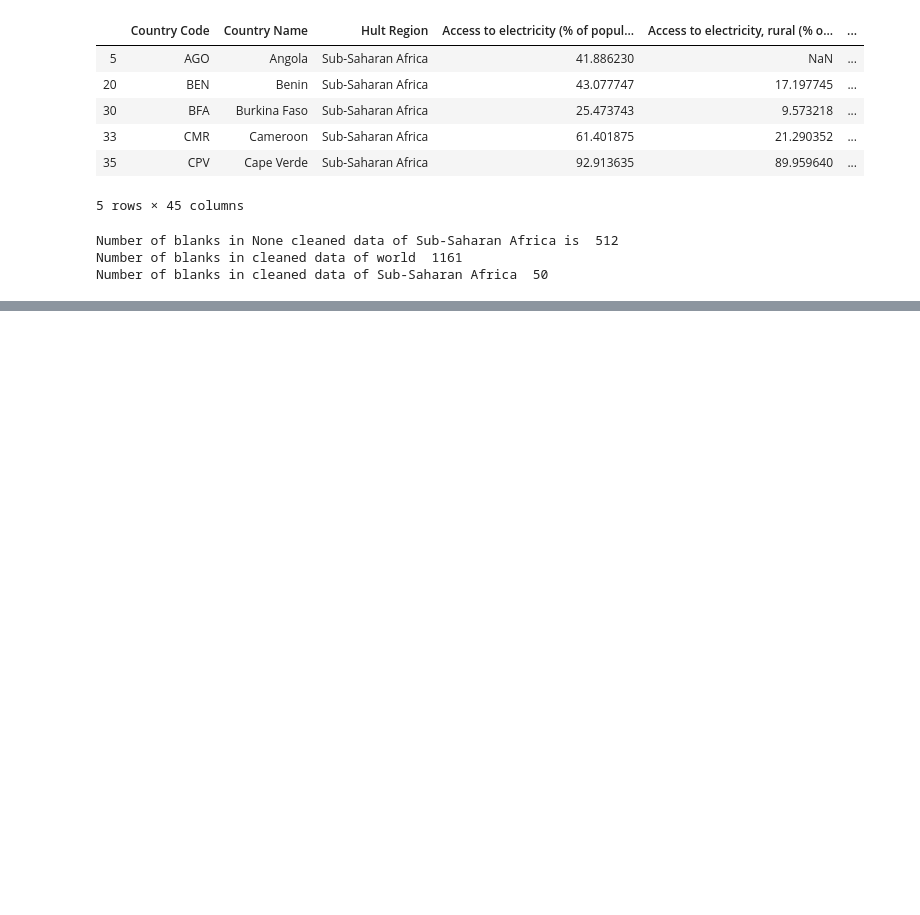
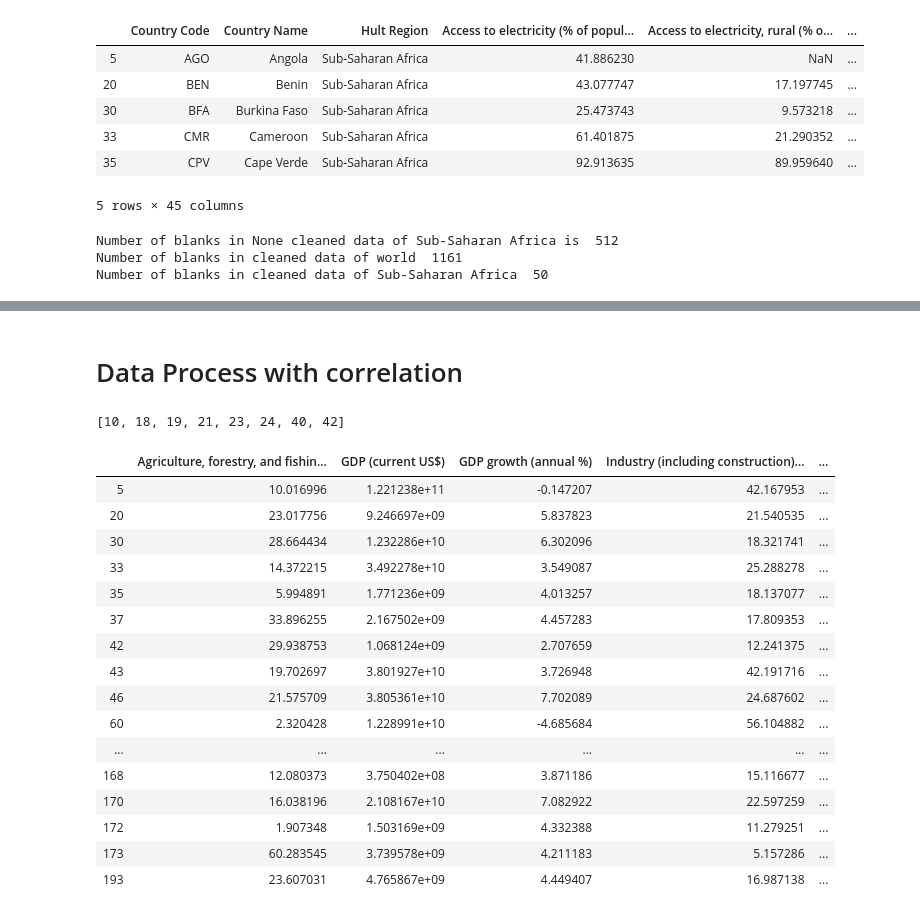
Before and after one commit to hantianyi315/WDIW_Sub-Saharan-Africa, a Jupyter notebook: WDIW_12_Sub-Saharan Africa.ipynb, the cells around one changed output, grey strips where cells are left out. Cells and saved outputs as stored; diff of their text form; code cells hidden in the pictures; blank space fills up the shorter version.

```diff
--- a/WDIW_12_Sub-Saharan Africa.ipynb
+++ b/WDIW_12_Sub-Saharan Africa.ipynb
@@ -153,0 +178,36 @@ Number of blanks in cleaned data of Sub-Saharan Africa  50
+# %% [markdown]
+#  Data Process with correlation
+# %%
+"""Pull the GDP related data to do correlation"""
+# gdp_filter = 'GDP' isin
+# ssa['GDP'].isin(ssa.columns)
+gdp = []
+a = ssa.columns.tolist()
+
+for obj in ssa.columns :
+    if 'GDP' in obj :
+        gdp.append(a.index(obj))
+#         print(a.index(obj))
+gdp
+# %% [output]
+[10, 18, 19, 21, 23, 24, 40, 42]
+# %%
+ssa.iloc[:, gdp]
+# %% [output]
+|  | Agriculture, forestry, and fishin... | GDP (current US$) | GDP growth (annual %) | Industry (including construction)... | ... |
+| 5 | 10.016996 | 1.221238e+11 | -0.147207 | 42.167953 | ... |
+| 20 | 23.017756 | 9.246697e+09 | 5.837823 | 21.540535 | ... |
+| 30 | 28.664434 | 1.232286e+10 | 6.302096 | 18.321741 | ... |
+| 33 | 14.372215 | 3.492278e+10 | 3.549087 | 25.288278 | ... |
+| 35 | 5.994891 | 1.771236e+09 | 4.013257 | 18.137077 | ... |
+| 37 | 33.896255 | 2.167502e+09 | 4.457283 | 17.809353 | ... |
+| 42 | 29.938753 | 1.068124e+09 | 2.707659 | 12.241375 | ... |
+| 43 | 19.702697 | 3.801927e+10 | 3.726948 | 42.191716 | ... |
+| 46 | 21.575709 | 3.805361e+10 | 7.702089 | 24.687602 | ... |
+| 60 | 2.320428 | 1.228991e+10 | -4.685684 | 56.104882 | ... |
+| ... | ... | ... | ... | ... | ... |
+| 168 | 12.080373 | 3.750402e+08 | 3.871186 | 15.116677 | ... |
+| 170 | 16.038196 | 2.108167e+10 | 7.082922 | 22.597259 | ... |
+| 172 | 1.907348 | 1.503169e+09 | 4.332388 | 11.279251 | ... |
+| 173 | 60.283545 | 3.739578e+09 | 4.211183 | 5.157286 | ... |
+| 193 | 23.607031 | 4.765867e+09 | 4.449407 | 16.987138 | ... |
```
Also changed, not shown: parts of 2 cells of this notebook.
